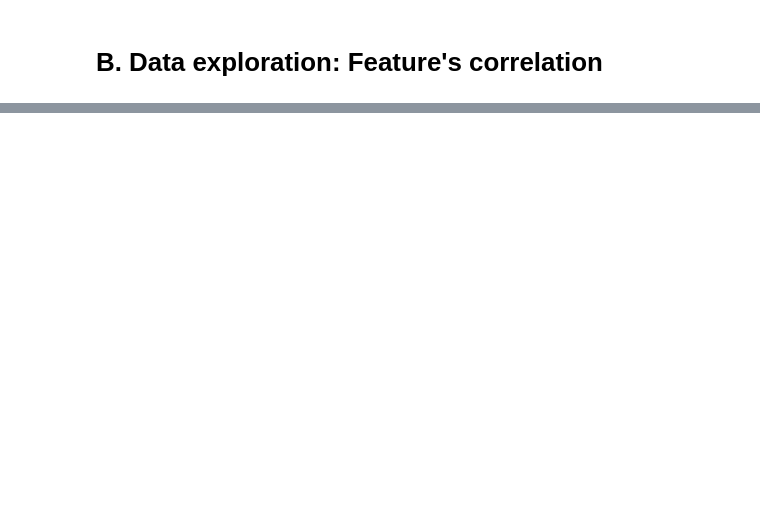
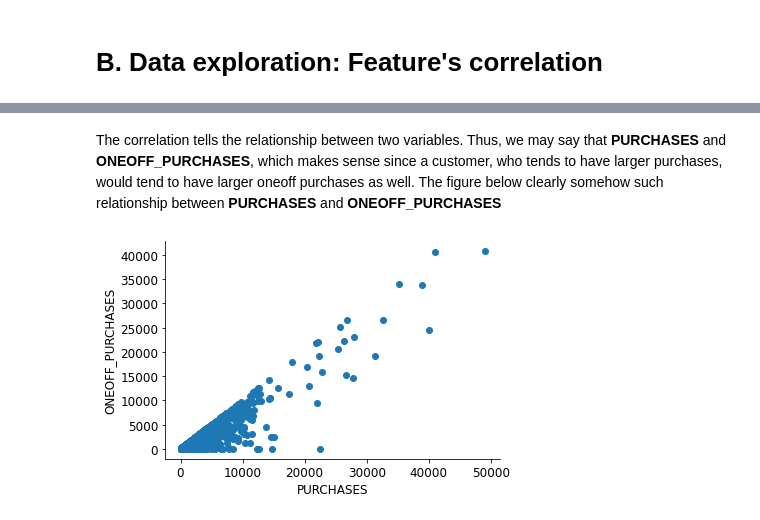
Before and after one commit to cristhianroman667/csce633_hw04, a Jupyter notebook: roman_cristhian_hw4_csce633.ipynb, the cells around one changed output, grey strips where cells are left out. Drawn from its saved outputs; the diff is of its cells as text; code cells hidden in the pictures; blank space fills up the shorter version.

```diff
--- a/roman_cristhian_hw4_csce633.ipynb
+++ b/roman_cristhian_hw4_csce633.ipynb
@@ -51,6 +70,13 @@ df.head()
 # A. Data exploration: Histograms
 # %%
 def plot_hist_feature(data, title, number=None, nbins=50):
+    """
+    Plots the histogram for a given data and feature.
+    data: array for the feature
+    title: title for the figure
+    number: # of figure, and it is used in the title
+    nbins: grid of the histogram
+    """
     plt.figure(figsize=(7, 4))
     plt.hist(data, nbins)
     plt.xlabel('Value', fontsize=14)
@@ -58,6 +84,5 @@ def plot_hist_feature(data, title, number=None, nbins=50):
     plt.xticks(fontsize=12)
     plt.yticks(fontsize=12)
     plt.title(f"Histogram {number} - {title}", fontsize=17)
-
     plt.show()
 # %%
@@ -275,17 +115,0 @@ centroids
-# %%
-# scatter average distance to each cluster
-
-data = []
-for i in range(k_optimal):
-    center = kmeans.cluster_centers_[i]
-    instances = X[kmeans.labels_ == i]
-    n_instances, _ = instances.shape
-    centers = np.repeat(center.reshape(1, 15), n_instances, axis=0)
-
-    distances2 = np.power(instances - centers, 2).sum(axis=1)
-    distances = np.power(distances2, 0.5)
-
-    data.append([i, distances.mean(), np.median(distances), distances.min(), distances.max()])
-
-scatters = pd.DataFrame(data=data, columns=['cluster_id', 'mean_dist', 'median_dist', 'min_dist', 'max_dist'])
-scatters
@@ -346,0 +141,17 @@ The selected features are:
+# %%
+def plot_scatter_features(data, x_feature=None, y_feature=None):
+    """
+    Scatter plot for two features in a given dataframe `data`
+    data: dataframe
+    x_feature: first feature
+    y_feature: second feature
+    """
+    plt.figure(figsize=(6,4))
+    plt.scatter(data[x_feature], data[y_feature])
+    plt.xlabel(x_feature, fontsize=12)
+    plt.ylabel(y_feature, fontsize=12)
+    plt.xticks(fontsize=12)
+    plt.yticks(fontsize=12)
+    plt.gca().spines['top'].set_visible(False)
+    plt.gca().spines['right'].set_visible(False)
+    plt.show()
@@ -346,0 +197,10 @@ The selected features are:
+# %% [markdown]
+The correlation tells the relationship between two variables. Thus, we may say
+that **PURCHASES** and **ONEOFF_PURCHASES**, which makes sense since a customer,
+who tends to have larger purchases, would tend to have larger oneoff purchases
+as well. The figure below clearly somehow such relationship between **PURCHASES**
+and **ONEOFF_PURCHASES**
+# %%
+plot_scatter_features(df, 'PURCHASES', "ONEOFF_PURCHASES")
+# %% [output]
+[figure, added]
```
Also changed, not shown: parts of 140 cells of this notebook, 1 other file.
